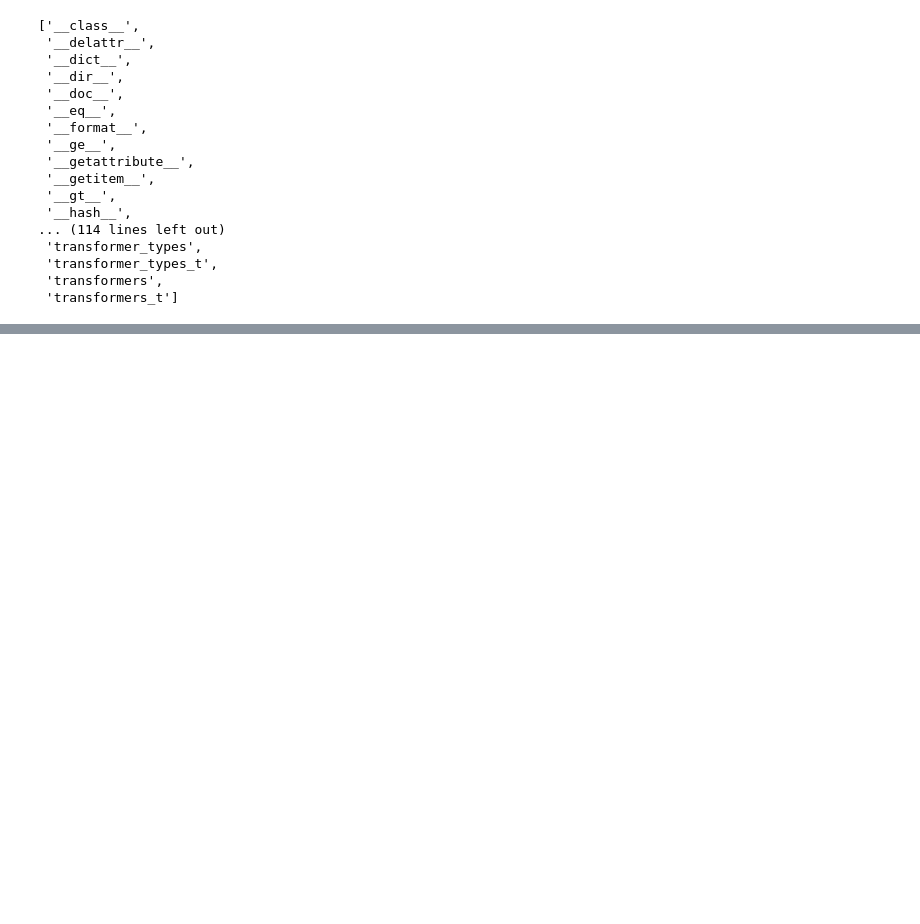
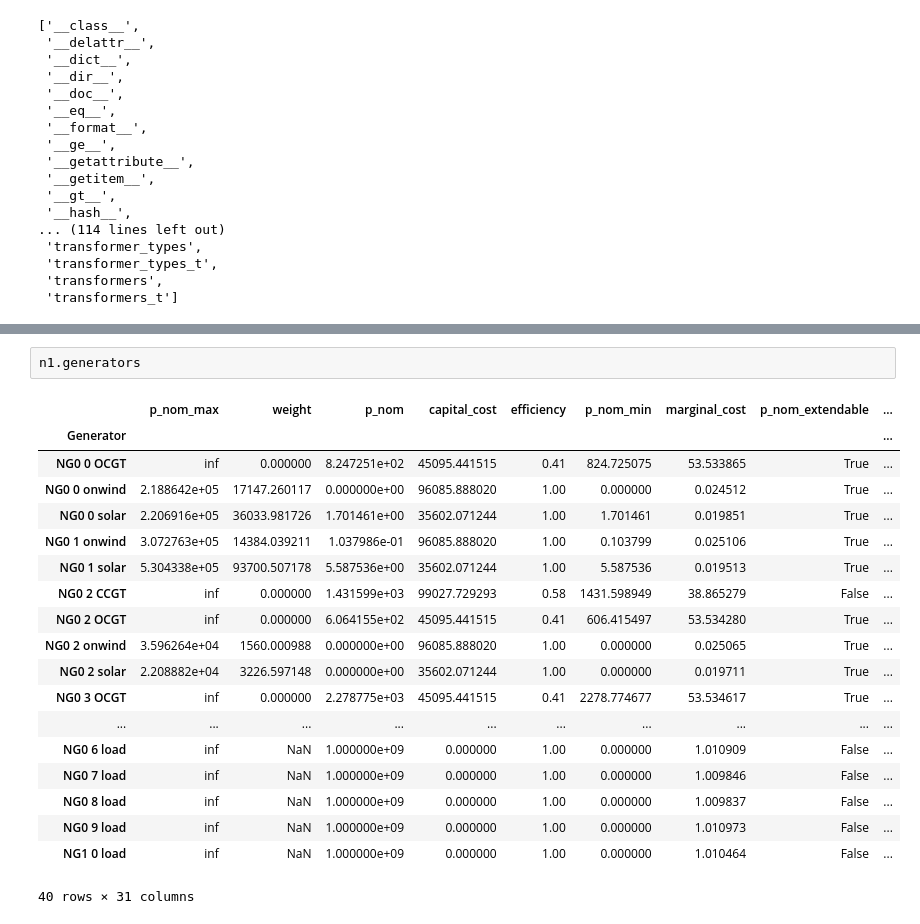
Before and after one commit to drifter089/streamlit_vis, a Jupyter notebook: big_nb.ipynb, the cells around one changed output, grey strips where cells are left out. Drawn from its saved outputs; the diff is of its cells as text; blank space fills up the shorter version.

```diff
--- a/big_nb.ipynb
+++ b/big_nb.ipynb
@@ -178,0 +297,22 @@ FileNotFoundError: [Errno 2] No such file or directory: './resources/NG/shapes/a
+# %%
+n1.generators
+# %% [output]
+|  | p_nom_max | weight | p_nom | capital_cost | efficiency | p_nom_min | marginal_cost | p_nom_extendable | ... |
+| Generator |  |  |  |  |  |  |  |  | ... |
+| NG0 0 OCGT | inf | 0.000000 | 8.247251e+02 | 45095.441515 | 0.41 | 824.725075 | 53.533865 | True | ... |
+| NG0 0 onwind | 2.188642e+05 | 17147.260117 | 0.000000e+00 | 96085.888020 | 1.00 | 0.000000 | 0.024512 | True | ... |
+| NG0 0 solar | 2.206916e+05 | 36033.981726 | 1.701461e+00 | 35602.071244 | 1.00 | 1.701461 | 0.019851 | True | ... |
+| NG0 1 onwind | 3.072763e+05 | 14384.039211 | 1.037986e-01 | 96085.888020 | 1.00 | 0.103799 | 0.025106 | True | ... |
+| NG0 1 solar | 5.304338e+05 | 93700.507178 | 5.587536e+00 | 35602.071244 | 1.00 | 5.587536 | 0.019513 | True | ... |
+| NG0 2 CCGT | inf | 0.000000 | 1.431599e+03 | 99027.729293 | 0.58 | 1431.598949 | 38.865279 | False | ... |
+| NG0 2 OCGT | inf | 0.000000 | 6.064155e+02 | 45095.441515 | 0.41 | 606.415497 | 53.534280 | True | ... |
+| NG0 2 onwind | 3.596264e+04 | 1560.000988 | 0.000000e+00 | 96085.888020 | 1.00 | 0.000000 | 0.025065 | True | ... |
+| NG0 2 solar | 2.208882e+04 | 3226.597148 | 0.000000e+00 | 35602.071244 | 1.00 | 0.000000 | 0.019711 | True | ... |
+| NG0 3 OCGT | inf | 0.000000 | 2.278775e+03 | 45095.441515 | 0.41 | 2278.774677 | 53.534617 | True | ... |
+| ... | ... | ... | ... | ... | ... | ... | ... | ... | ... |
+| NG0 6 load | inf | NaN | 1.000000e+09 | 0.000000 | 1.00 | 0.000000 | 1.010909 | False | ... |
+| NG0 7 load | inf | NaN | 1.000000e+09 | 0.000000 | 1.00 | 0.000000 | 1.009846 | False | ... |
+| NG0 8 load | inf | NaN | 1.000000e+09 | 0.000000 | 1.00 | 0.000000 | 1.009837 | False | ... |
+| NG0 9 load | inf | NaN | 1.000000e+09 | 0.000000 | 1.00 | 0.000000 | 1.010973 | False | ... |
+| NG1 0 load | inf | NaN | 1.000000e+09 | 0.000000 | 1.00 | 0.000000 | 1.010464 | False | ... |
+40 rows × 31 columns
```
Also changed, not shown: parts of 16 cells of this notebook, 4 other files.
